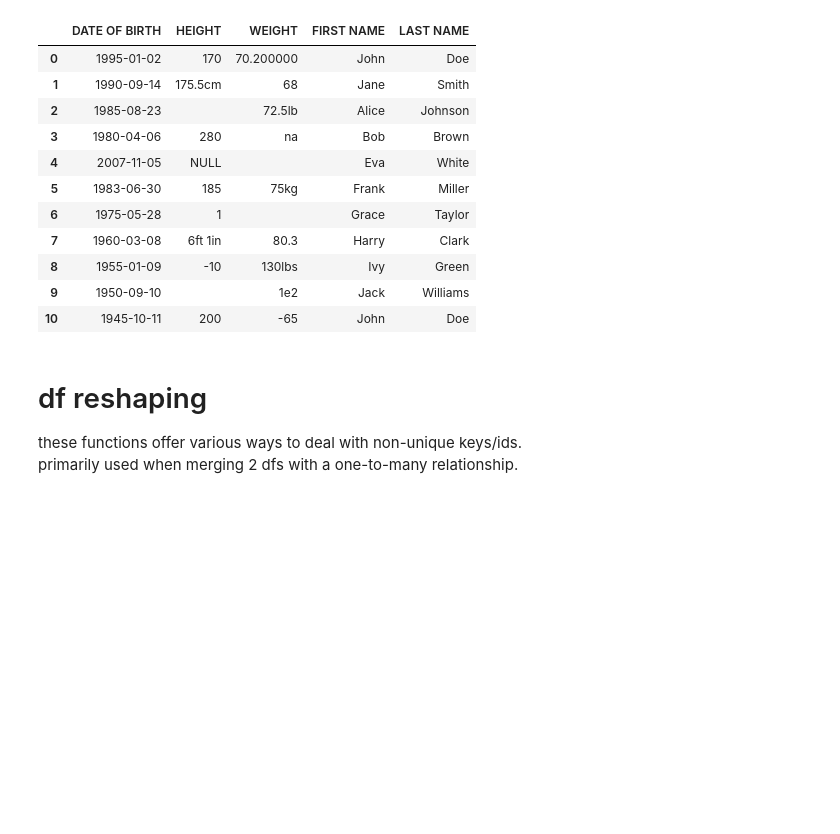
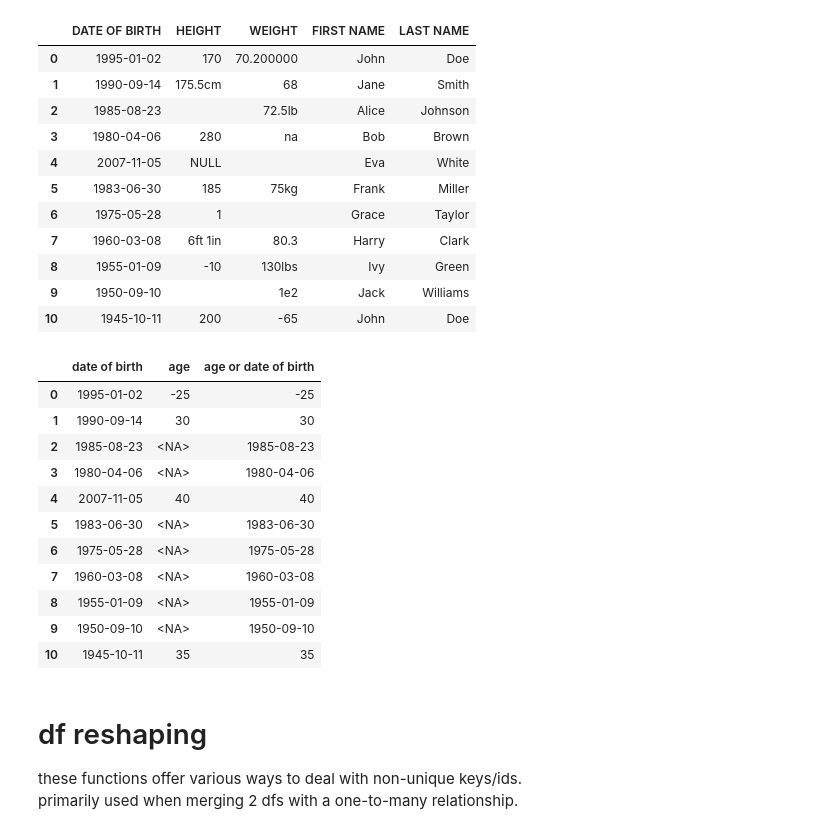
Before and after one commit to MartinVoelkl94/dukit, a Jupyter notebook: interactive_demo.ipynb, the cells around one changed output. Saved outputs shown, nothing was run; the diff lists cells and outputs as text; code cells hidden in the pictures; blank space fills up the shorter version.

```diff
--- a/interactive_demo.ipynb
+++ b/interactive_demo.ipynb
@@ -837,9 +861,33 @@ df.dk.qs(code)
 | 9 | 1950-09-10 |  | 1e2 | Jack | Williams |
 | 10 | 1945-10-11 | 200 | -65 | John | Doe |
 # %%
-#todo
+#values can also be replaced with
+#respective values from other cols:
+
+code = r"""
+'date of birth'  .todate()
+age
+    .tonum()
+    .copy('age or date of birth')
+    :isna
+    =@'date of birth'
 
 
-# #values can also be replaced with
-# #respective values from other cols:
-# df.dk.qs(r'name  %%%?j  $vals=@ID  %is any;')
+/age
+/'date of birth'
+%%
+"""
+df.dk.qs(code)
+# %% [output]
+|  | date of birth | age | age or date of birth |
+| 0 | 1995-01-02 | -25 | -25 |
+| 1 | 1990-09-14 | 30 | 30 |
+| 2 | 1985-08-23 | <NA> | 1985-08-23 |
+| 3 | 1980-04-06 | <NA> | 1980-04-06 |
+| 4 | 2007-11-05 | 40 | 40 |
+| 5 | 1983-06-30 | <NA> | 1983-06-30 |
+| 6 | 1975-05-28 | <NA> | 1975-05-28 |
+| 7 | 1960-03-08 | <NA> | 1960-03-08 |
+| 8 | 1955-01-09 | <NA> | 1955-01-09 |
+| 9 | 1950-09-10 | <NA> | 1950-09-10 |
+| 10 | 1945-10-11 | 35 | 35 |
```
Also changed, not shown: parts of 18 cells of this notebook, 2 other files.
